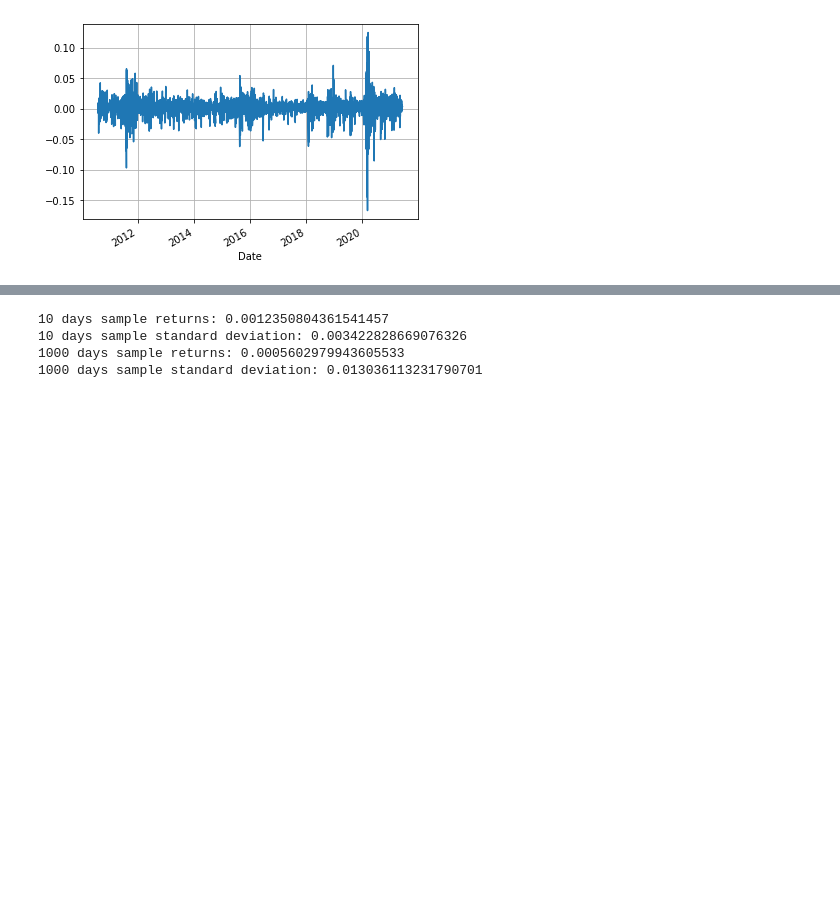
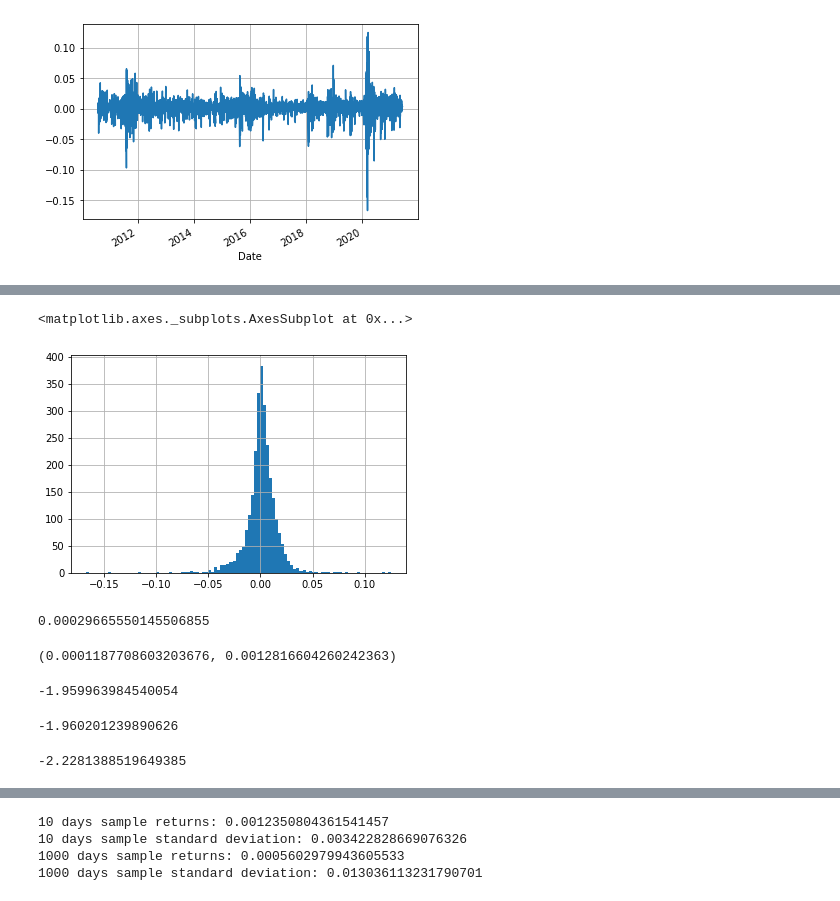
Before and after one commit to renyuanL/110_project, a Jupyter notebook: _ry_Confidence_Interval_and_Hypothesis_Testing.ipynb, the cells around one changed output, grey strips where cells are left out. Saved outputs shown, nothing was run; the diff lists cells and outputs as text; code cells hidden in the pictures; blank space fills up the shorter version.

```diff
--- a/_ry_Confidence_Interval_and_Hypothesis_Testing.ipynb
+++ b/_ry_Confidence_Interval_and_Hypothesis_Testing.ipynb
@@ -156,0 +169,34 @@ Y.plot(grid=True)
+# %%
+Y.hist(bins=100)
+# %% [output]
+<matplotlib.axes._subplots.AxesSubplot at 0x...>
+[figure, added]
+# %%
+mu= Y.mean()
+sigma= Y.std(ddof=1)
+n= Y.size
+SE= sigma / n**.5
+SE
+# %% [output]
+0.00029665550145506855
+# %%
+信心區間95= (mu-1.96*SE, mu+1.96*SE)
+信心區間95
+# %% [output]
+(0.0001187708603203676, 0.0012816604260242363)
+# %%
+# +- 1.96 怎麼來的？
+import scipy.stats as st
+st.norm.cdf(-1.96)
+st.norm.ppf((1-0.95)/2)
+# %% [output]
+-1.959963984540054
+# %%
+# 若非 標準型 normal distribution, 95% ==> ? 橫坐標？
+st.t.ppf((1-0.95)/2, df=10000)
+# %% [output]
+-1.960201239890626
+# %%
+st.t.ppf((1-0.95)/2, df=10)
+# %% [output]
+-2.2281388519649385
```
Also changed, not shown: parts of 3 cells of this notebook.
